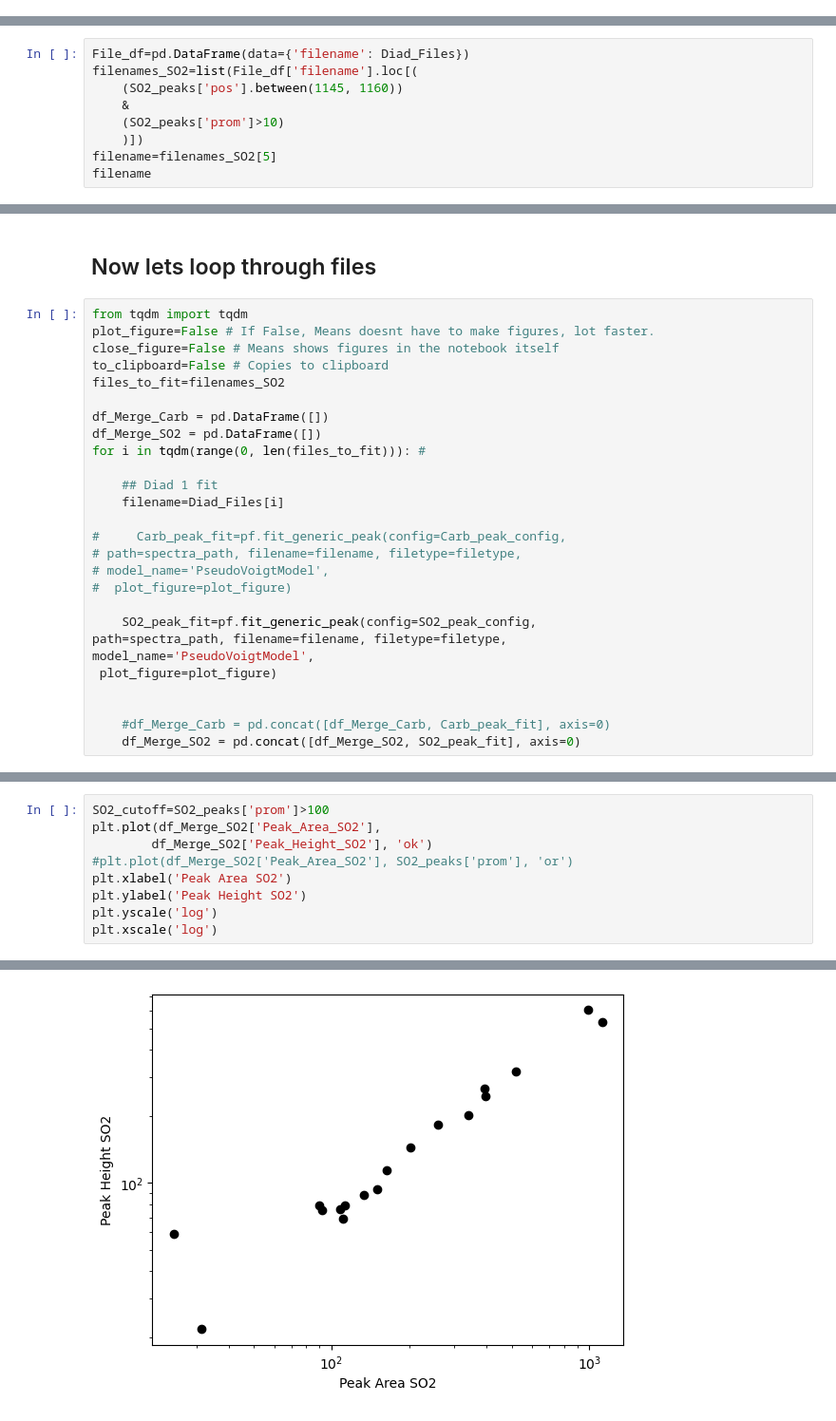
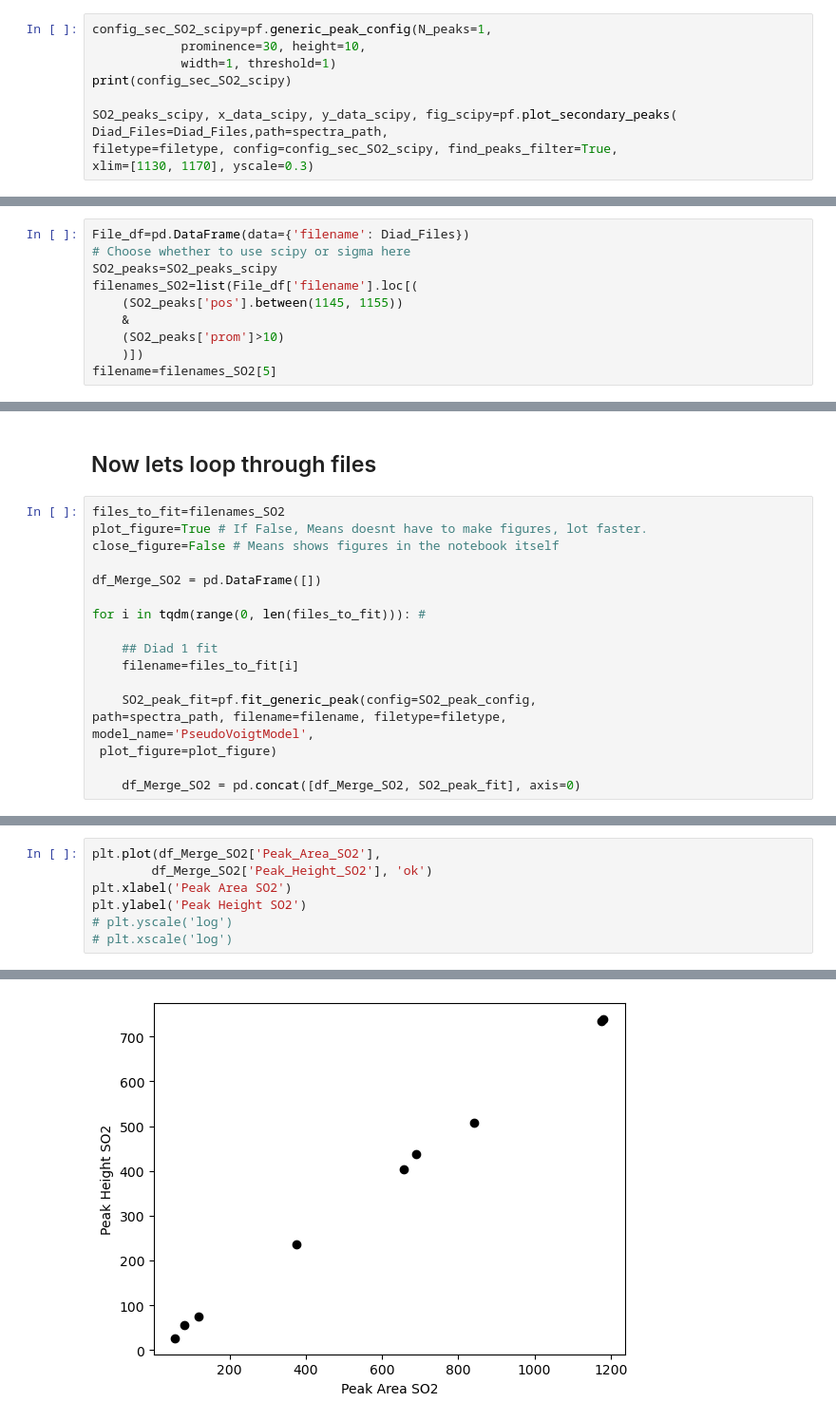
Before and after one commit to PennyWieser/DiadFit, a Jupyter notebook: docs/Examples/Example1b_CO2_Fluid_Inclusions/Secondary_Peaks.ipynb, the cells around one changed output, grey strips where cells are left out. Shown at 95% size. Cells and saved outputs as stored; diff of their text form.

```diff
--- a/docs/Examples/Example1b_CO2_Fluid_Inclusions/Secondary_Peaks.ipynb
+++ b/docs/Examples/Example1b_CO2_Fluid_Inclusions/Secondary_Peaks.ipynb
@@ -50,0 +51,10 @@ generic_peak_config(name='generic', lower_bck=(1060, 1065), upper_bck=(1120, 113
+# %%
+config_sec_SO2_scipy=pf.generic_peak_config(N_peaks=1,
+            prominence=30, height=10,
+            width=1, threshold=1)
+print(config_sec_SO2_scipy)
+
+SO2_peaks_scipy, x_data_scipy, y_data_scipy, fig_scipy=pf.plot_secondary_peaks(
+Diad_Files=Diad_Files,path=spectra_path,
+filetype=filetype, config=config_sec_SO2_scipy, find_peaks_filter=True,
+xlim=[1130, 1170], yscale=0.3)
@@ -53,10 +66,11 @@ generic_peak_config(name='generic', lower_bck=(1060, 1065), upper_bck=(1120, 113
 - As always, set up for 1 file to get background, then loop through others
 # %%
 File_df=pd.DataFrame(data={'filename': Diad_Files})
+# Choose whether to use scipy or sigma here
+SO2_peaks=SO2_peaks_scipy
 filenames_SO2=list(File_df['filename'].loc[(
-    (SO2_peaks['pos'].between(1145, 1160))
+    (SO2_peaks['pos'].between(1145, 1155))
     &
     (SO2_peaks['prom']>10)
     )])
 filename=filenames_SO2[5]
-filename
@@ -83,29 +89,20 @@ SO2_peak_fit
 # %% [markdown]
 ## Now lets loop through files
 # %%
-from tqdm import tqdm
-plot_figure=False # If False, Means doesnt have to make figures, lot faster.
+files_to_fit=filenames_SO2
+plot_figure=True # If False, Means doesnt have to make figures, lot faster.
 close_figure=False # Means shows figures in the notebook itself
-to_clipboard=False # Copies to clipboard
-files_to_fit=filenames_SO2
 
-df_Merge_Carb = pd.DataFrame([])
 df_Merge_SO2 = pd.DataFrame([])
+
 for i in tqdm(range(0, len(files_to_fit))): #
 
     ## Diad 1 fit
-    filename=Diad_Files[i]
-
-#     Carb_peak_fit=pf.fit_generic_peak(config=Carb_peak_config,
-# path=spectra_path, filename=filename, filetype=filetype,
-# model_name='PseudoVoigtModel',
-#  plot_figure=plot_figure)
+    filename=files_to_fit[i]
 
     SO2_peak_fit=pf.fit_generic_peak(config=SO2_peak_config,
 path=spectra_path, filename=filename, filetype=filetype,
 model_name='PseudoVoigtModel',
  plot_figure=plot_figure)
 
-
-    #df_Merge_Carb = pd.concat([df_Merge_Carb, Carb_peak_fit], axis=0)
     df_Merge_SO2 = pd.concat([df_Merge_SO2, SO2_peak_fit], axis=0)
@@ -132,10 +121,8 @@ df_Merge_SO2
 # %%
-SO2_cutoff=SO2_peaks['prom']>100
 plt.plot(df_Merge_SO2['Peak_Area_SO2'],
         df_Merge_SO2['Peak_Height_SO2'], 'ok')
-#plt.plot(df_Merge_SO2['Peak_Area_SO2'], SO2_peaks['prom'], 'or')
 plt.xlabel('Peak Area SO2')
 plt.ylabel('Peak Height SO2')
-plt.yscale('log')
-plt.xscale('log')
+# plt.yscale('log')
+# plt.xscale('log')
 # %% [output]
@@ -142 +130 @@ plt.xscale('log')
-[figure, old version]
+[figure, new version]
```
Also changed, not shown: parts of 28 cells of this notebook, 6 other files.
